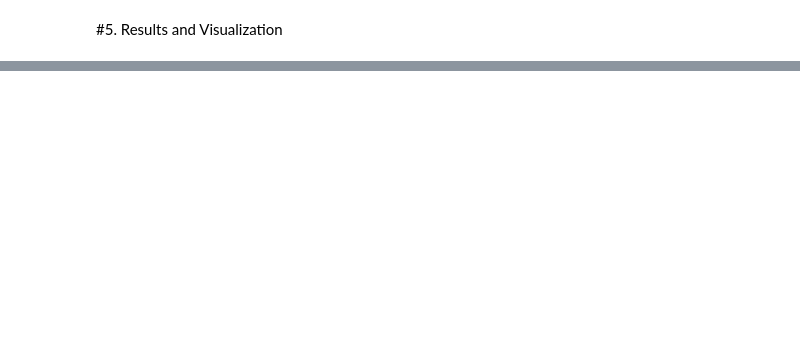
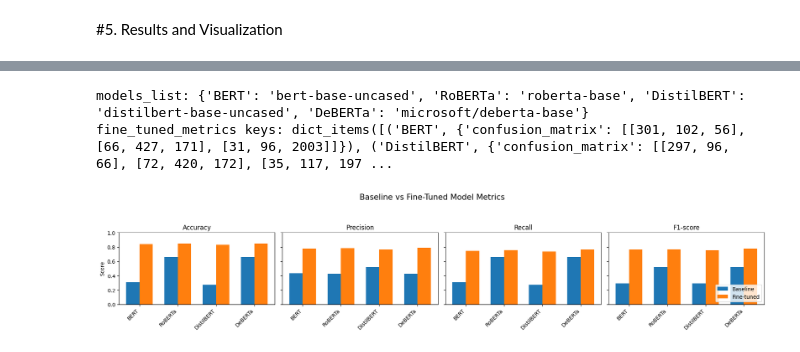
Before and after one commit to Malik22G/Thesis, a Jupyter notebook: modelComparison.ipynb, the cells around one changed output, grey strips where cells are left out. Drawn from its saved outputs; the diff is of its cells as text; code cells hidden in the pictures; blank space fills up the shorter version.

```diff
--- a/modelComparison.ipynb
+++ b/modelComparison.ipynb
@@ -734,0 +649,61 @@ files.download(f"{output_dir}.zip")
+# %%
+models_list = {
+    'BERT': 'bert-base-uncased',
+    'RoBERTa': 'roberta-base',
+    'DistilBERT': 'distilbert-base-uncased',
+    'DeBERTa': 'microsoft/deberta-base'
+}
+print("models_list:", models_list)
+print("fine_tuned_metrics keys:", fine_tuned_metrics.items())
+# %% [output]
+models_list: {'BERT': 'bert-base-uncased', 'RoBERTa': 'roberta-base', 'DistilBERT': 'distilbert-base-uncased', 'DeBERTa': 'microsoft/deberta-base'}
+fine_tuned_metrics keys: dict_items([('BERT', {'confusion_matrix': [[301, 102, 56], [66, 427, 171], [31, 96, 2003]]}), ('DistilBERT', {'confusion_matrix': [[297, 96, 66], [72, 420, 172], [35, 117, 197 ...
+# %%
+import numpy as np, matplotlib.pyplot as plt
+from sklearn.metrics import precision_recall_fscore_support
+
+# ── helper: compute macro-metrics from a confusion matrix ────────────
+def cm2macro(cm):
+    cm = np.asarray(cm)
+    tp = np.diag(cm); fp = cm.sum(0) - tp; fn = cm.sum(1) - tp
+    prec = np.divide(tp, tp + fp, where=(tp + fp) != 0)
+    rec  = np.divide(tp, tp + fn, where=(tp + fn) != 0)
+    macro_p, macro_r = prec.mean(), rec.mean()
+    macro_f1 = 2 * macro_p * macro_r / (macro_p + macro_r + 1e-12)
+    acc = tp.sum() / cm.sum()
+    return acc, macro_p, macro_r, macro_f1
+
+def enrich(dct):
+    for m, v in dct.items():
+        if "Accuracy" in v:
+            continue                    # nothing to do
+        a, p, r, f = cm2macro(v["confusion_matrix"])
+        v.update({"Accuracy": a, "Precision": p, "Recall": r, "F1-score": f})
+    return dct
+
+# enrich the two dictionaries (adds the four metrics once)
+enrich(baseline_metrics)
+enrich(fine_tuned_metrics)
+
+# ── plotting: grouped bars + improvement bars ───────────────────────
+metrics = ["Accuracy", "Precision", "Recall", "F1-score"]
+models  = list(baseline_metrics.keys())
+x = np.arange(len(models)); w = 0.35
+
+# 1│ grouped bars (baseline vs fine-tuned)
+fig, axes = plt.subplots(1, 4, figsize=(18, 4), sharey=True)
+fig.suptitle("Baseline vs Fine-Tuned Model Metrics", fontsize=15)
+for i, metric in enumerate(metrics):
+    base_vals = [baseline_metrics[m][metric]   for m in models]
+    fine_vals = [fine_tuned_metrics[m][metric] for m in models]
+    ax = axes[i]
+    ax.bar(x - w/2, base_vals, width=w, label="Baseline")
+    ax.bar(x + w/2, fine_vals, width=w, label="Fine-tuned")
+    ax.set_title(metric); ax.set_ylim(0, 1)
+    ax.set_xticks(x); ax.set_xticklabels(models, rotation=45, ha="right")
+    if i == 0: ax.set_ylabel("Score")
+    if i == len(metrics)-1: ax.legend(loc="lower right")
+plt.tight_layout(rect=[0, 0.03, 1, 0.90])
+plt.show()
+# %% [output]
+[figure, added]
```
Also changed, not shown: parts of 18 cells of this notebook, 12 other files.
